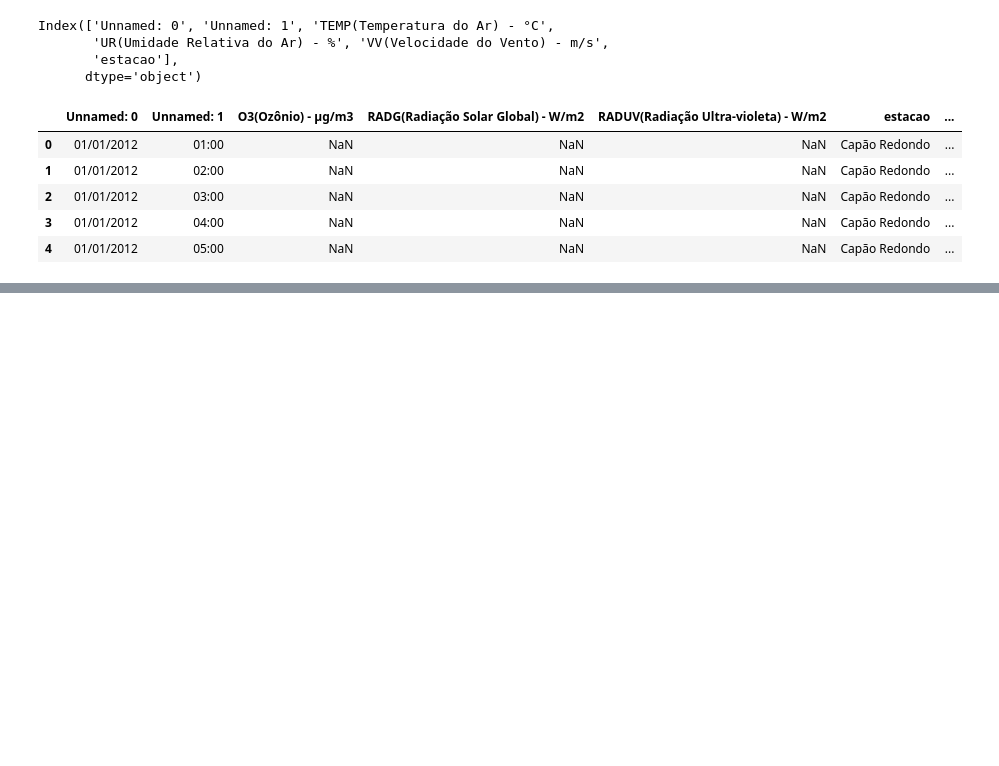
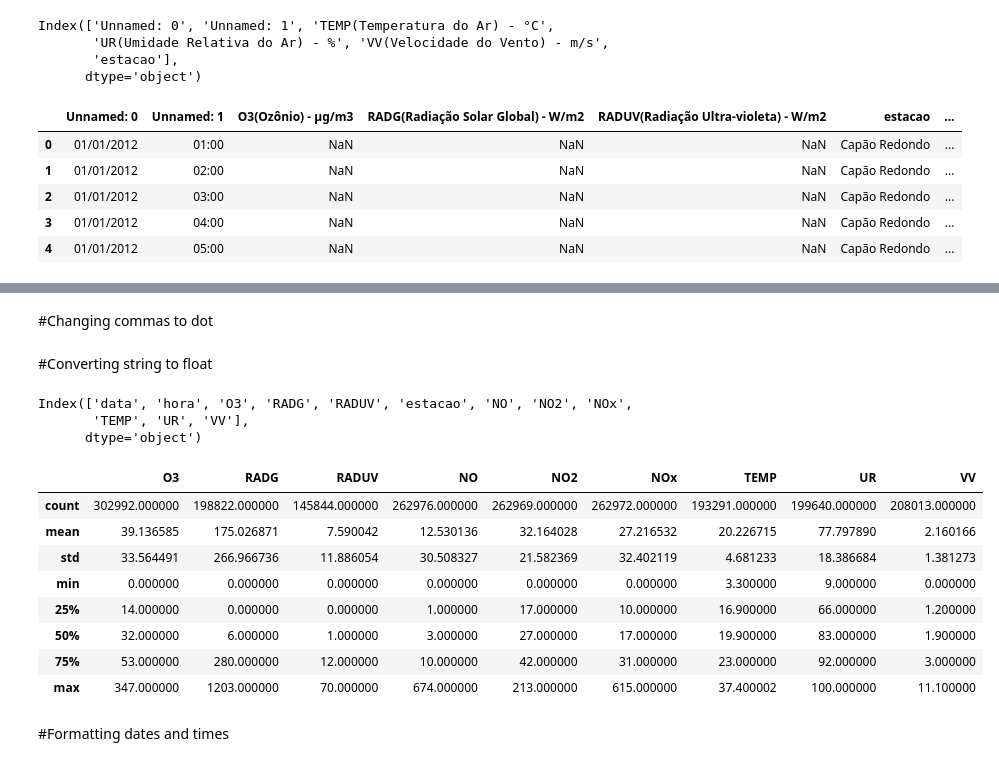
Before and after one commit to antoniogss/air_quality, a Jupyter notebook: db_preparation.ipynb, the cells around one changed output, grey strips where cells are left out. Cells and saved outputs as stored; diff of their text form; code cells hidden in the pictures; blank space fills up the shorter version.

```diff
--- a/db_preparation.ipynb
+++ b/db_preparation.ipynb
@@ -239,0 +244,19 @@ df.head()
+# %%
+df.rename(
+          columns = {
+                      'Unnamed: 0':'data',
+                      'Unnamed: 1':'hora',
+                      'O3(Ozônio) - µg/m3':'O3',
+                      'RADG(Radiação Solar Global) - W/m2':'RADG',
+                      'RADUV(Radiação Ultra-violeta) - W/m2':'RADUV',
+                      'NO(Monóxido de Nitrogênio) - µg/m3':'NO',
+                      'NO2(Dióxido de Nitrogênio) - µg/m3':'NO2',
+                      'NOx(Óxidos de Nitrogênio) - ppb':'NOx',
+                      'TEMP(Temperatura do Ar) - °C':'TEMP',
+                      'UR(Umidade Relativa do Ar) - %':'UR',
+                      'VV(Velocidade do Vento) - m/s':'VV'
+                    },
+          inplace = True
+)
+
+df.head()
@@ -239,0 +270,36 @@ df.head()
+# %% [markdown]
+#Changing commas to dot
+# %%
+df = df.replace({',' : '.'}, regex = True)
+# %% [markdown]
+#Converting string to float
+# %%
+df.columns
+# %% [output]
+Index(['data', 'hora', 'O3', 'RADG', 'RADUV', 'estacao', 'NO', 'NO2', 'NOx',
+       'TEMP', 'UR', 'VV'],
+      dtype='object')
+# %%
+df['O3'] = pd.to_numeric(df['O3'], downcast='float', errors='coerce')
+df['RADG'] = pd.to_numeric(df['RADG'], downcast='float', errors='coerce')
+df['RADUV'] = pd.to_numeric(df['RADUV'], downcast='float', errors='coerce')
+df['NO'] = pd.to_numeric(df['NO'], downcast='float', errors='coerce')
+df['NO2'] = pd.to_numeric(df['NO2'], downcast='float', errors='coerce')
+df['NOx'] = pd.to_numeric(df['NOx'], downcast='float', errors='coerce')
+df['TEMP'] = pd.to_numeric(df['TEMP'], downcast='float', errors='coerce')
+df['UR'] = pd.to_numeric(df['UR'], downcast='float', errors='coerce')
+df['VV'] = pd.to_numeric(df['VV'], downcast='float', errors='coerce')
+# %%
+df.describe()
+# %% [output]
+|  | O3 | RADG | RADUV | NO | NO2 | NOx | TEMP | UR | VV |
+| count | 302992.000000 | 198822.000000 | 145844.000000 | 262976.000000 | 262969.000000 | 262972.000000 | 193291.000000 | 199640.000000 | 208013.000000 |
+| mean | 39.136585 | 175.026871 | 7.590042 | 12.530136 | 32.164028 | 27.216532 | 20.226715 | 77.797890 | 2.160166 |
+| std | 33.564491 | 266.966736 | 11.886054 | 30.508327 | 21.582369 | 32.402119 | 4.681233 | 18.386684 | 1.381273 |
+| min | 0.000000 | 0.000000 | 0.000000 | 0.000000 | 0.000000 | 0.000000 | 3.300000 | 9.000000 | 0.000000 |
+| 25% | 14.000000 | 0.000000 | 0.000000 | 1.000000 | 17.000000 | 10.000000 | 16.900000 | 66.000000 | 1.200000 |
+| 50% | 32.000000 | 6.000000 | 1.000000 | 3.000000 | 27.000000 | 17.000000 | 19.900000 | 83.000000 | 1.900000 |
+| 75% | 53.000000 | 280.000000 | 12.000000 | 10.000000 | 42.000000 | 31.000000 | 23.000000 | 92.000000 | 3.000000 |
+| max | 347.000000 | 1203.000000 | 70.000000 | 674.000000 | 213.000000 | 615.000000 | 37.400002 | 100.000000 | 11.100000 |
+# %% [markdown]
+#Formatting dates and times
```
Also changed, not shown: parts of 36 cells of this notebook.
